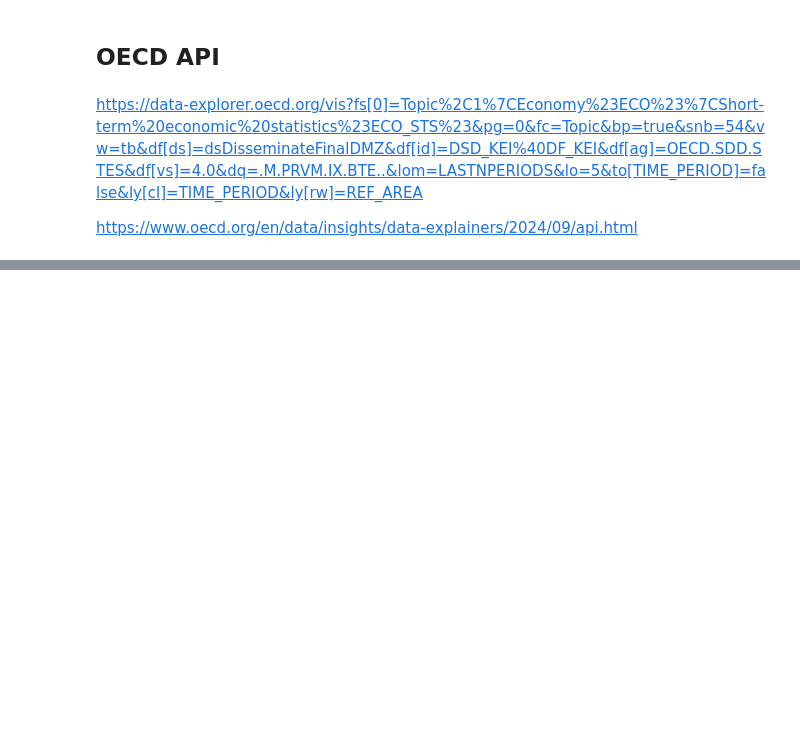
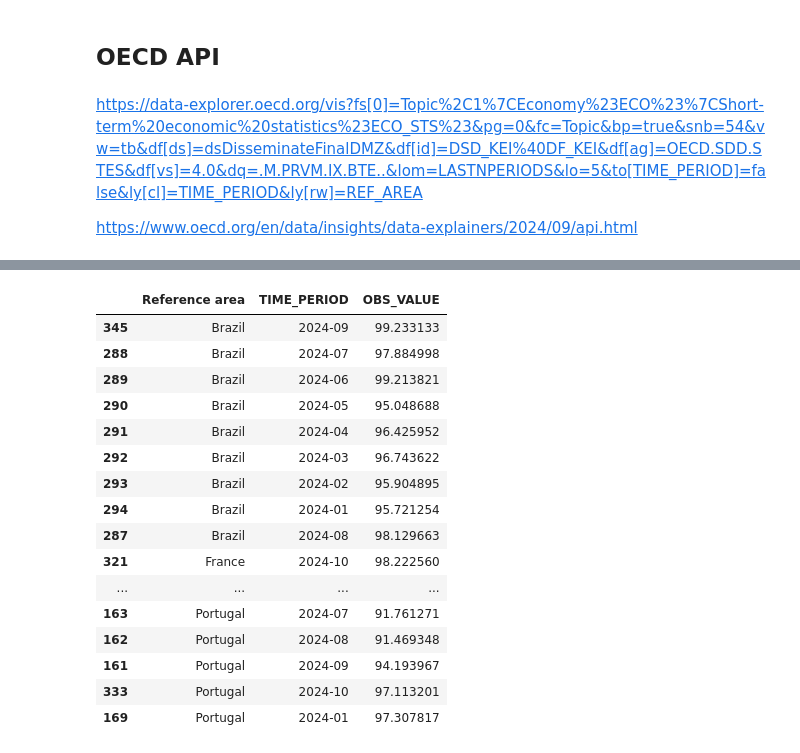
Before and after one commit to alexdelargy/DS320FinalProject, a Jupyter notebook: main.ipynb, the cells around one changed output, grey strips where cells are left out. Drawn from its saved outputs; the diff is of its cells as text; code cells hidden in the pictures; blank space fills up the shorter version.

```diff
--- a/main.ipynb
+++ b/main.ipynb
@@ -240,0 +258,20 @@ rawData.head(50)
+# %%
+df_KeyEconomic[['Reference area', 'TIME_PERIOD', 'OBS_VALUE']].sort_values('Reference area')
+# %% [output]
+|  | Reference area | TIME_PERIOD | OBS_VALUE |
+| 345 | Brazil | 2024-09 | 99.233133 |
+| 288 | Brazil | 2024-07 | 97.884998 |
+| 289 | Brazil | 2024-06 | 99.213821 |
+| 290 | Brazil | 2024-05 | 95.048688 |
+| 291 | Brazil | 2024-04 | 96.425952 |
+| 292 | Brazil | 2024-03 | 96.743622 |
+| 293 | Brazil | 2024-02 | 95.904895 |
+| 294 | Brazil | 2024-01 | 95.721254 |
+| 287 | Brazil | 2024-08 | 98.129663 |
+| 321 | France | 2024-10 | 98.222560 |
+| ... | ... | ... | ... |
+| 163 | Portugal | 2024-07 | 91.761271 |
+| 162 | Portugal | 2024-08 | 91.469348 |
+| 161 | Portugal | 2024-09 | 94.193967 |
+| 333 | Portugal | 2024-10 | 97.113201 |
+| 169 | Portugal | 2024-01 | 97.307817 |
```
Also changed, not shown: parts of 7 cells of this notebook.
